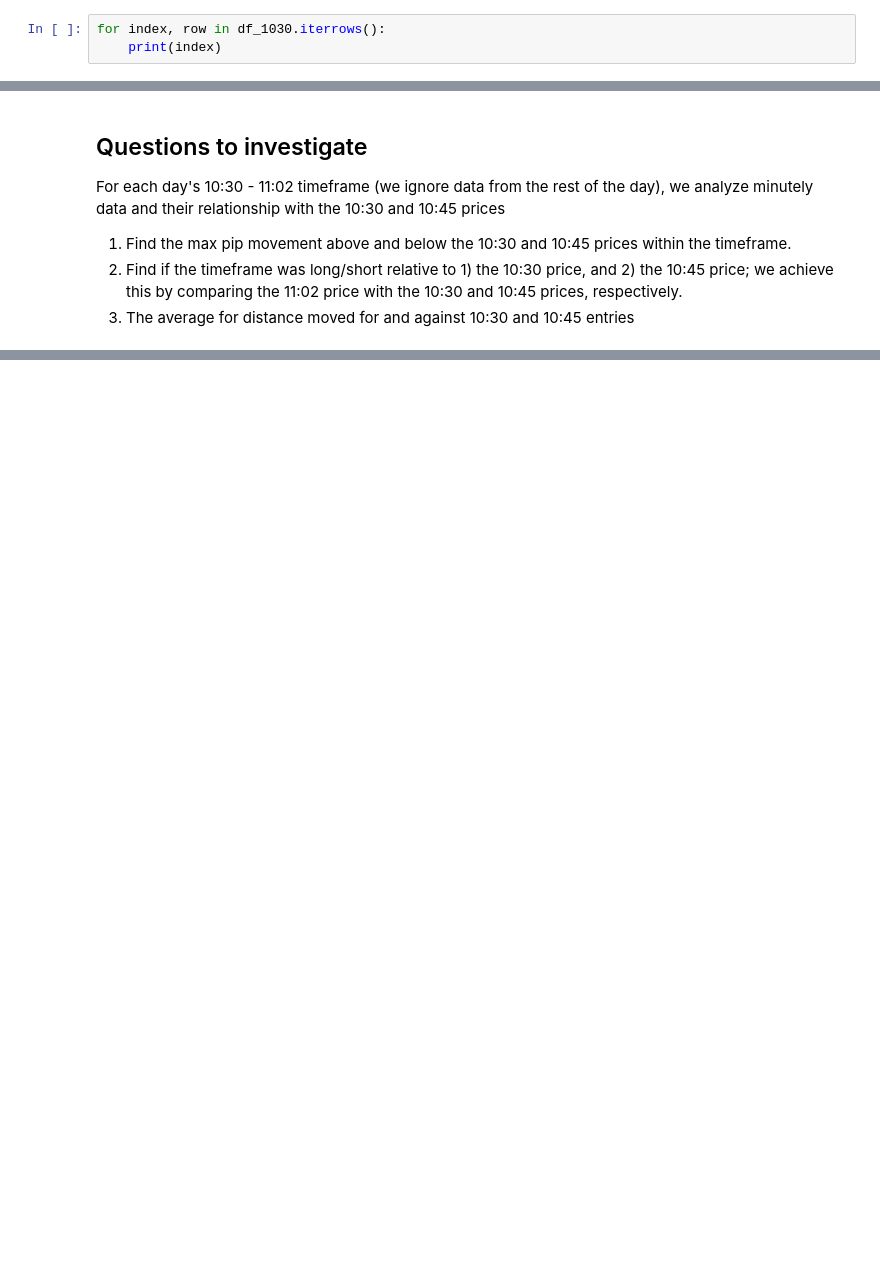
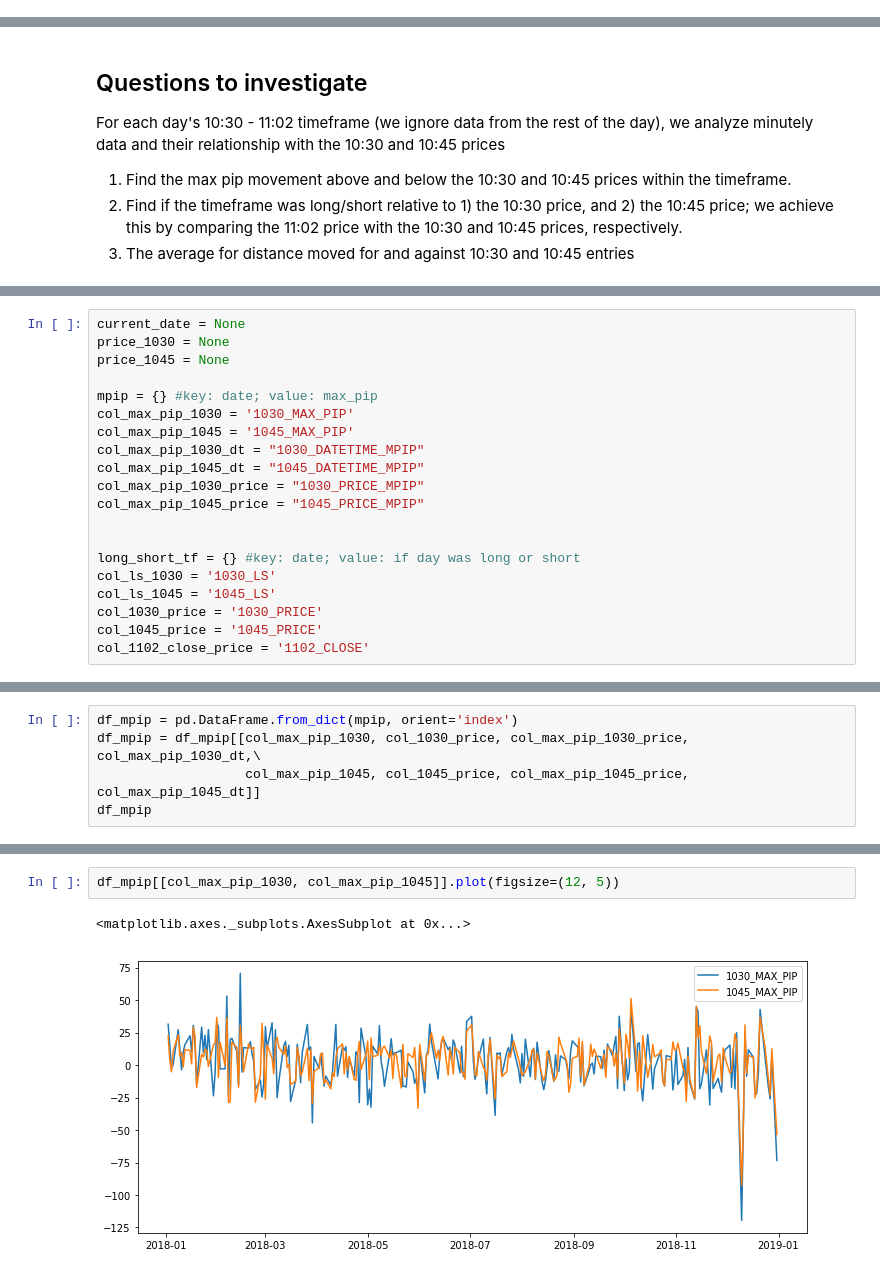
Before and after one commit to vic-lee/PyFX, a Jupyter notebook: edge_research.ipynb, the cells around one changed output, grey strips where cells are left out. Drawn from its saved outputs; the diff is of its cells as text; blank space fills up the shorter version.

```diff
--- a/edge_research.ipynb
+++ b/edge_research.ipynb
@@ -79,3 +48,0 @@ df_1045 = df.between_time('10:45', '10:45')
-# %%
-for index, row in df_1030.iterrows():
-    print(index)
@@ -188,0 +84,20 @@ the 1030 price is 1.28061
+# %%
+current_date = None
+price_1030 = None
+price_1045 = None
+
+mpip = {} #key: date; value: max_pip
+col_max_pip_1030 = '1030_MAX_PIP'
+col_max_pip_1045 = '1045_MAX_PIP'
+col_max_pip_1030_dt = "1030_DATETIME_MPIP"
+col_max_pip_1045_dt = "1045_DATETIME_MPIP"
+col_max_pip_1030_price = "1030_PRICE_MPIP"
+col_max_pip_1045_price = "1045_PRICE_MPIP"
+
+
+long_short_tf = {} #key: date; value: if day was long or short
+col_ls_1030 = '1030_LS'
+col_ls_1045 = '1045_LS'
+col_1030_price = '1030_PRICE'
+col_1045_price = '1045_PRICE'
+col_1102_close_price = '1102_CLOSE'
@@ -188,0 +165,5 @@ the 1030 price is 1.28061
+# %%
+df_mpip = pd.DataFrame.from_dict(mpip, orient='index')
+df_mpip = df_mpip[[col_max_pip_1030, col_1030_price, col_max_pip_1030_price, col_max_pip_1030_dt,\
+                   col_max_pip_1045, col_1045_price, col_max_pip_1045_price, col_max_pip_1045_dt]]
+df_mpip
@@ -188,0 +189,5 @@ the 1030 price is 1.28061
+# %%
+df_mpip[[col_max_pip_1030, col_max_pip_1045]].plot(figsize=(12, 5))
+# %% [output]
+<matplotlib.axes._subplots.AxesSubplot at 0x...>
+[figure, added]
```
Also changed, not shown: parts of 26 cells of this notebook, 1 other file.
